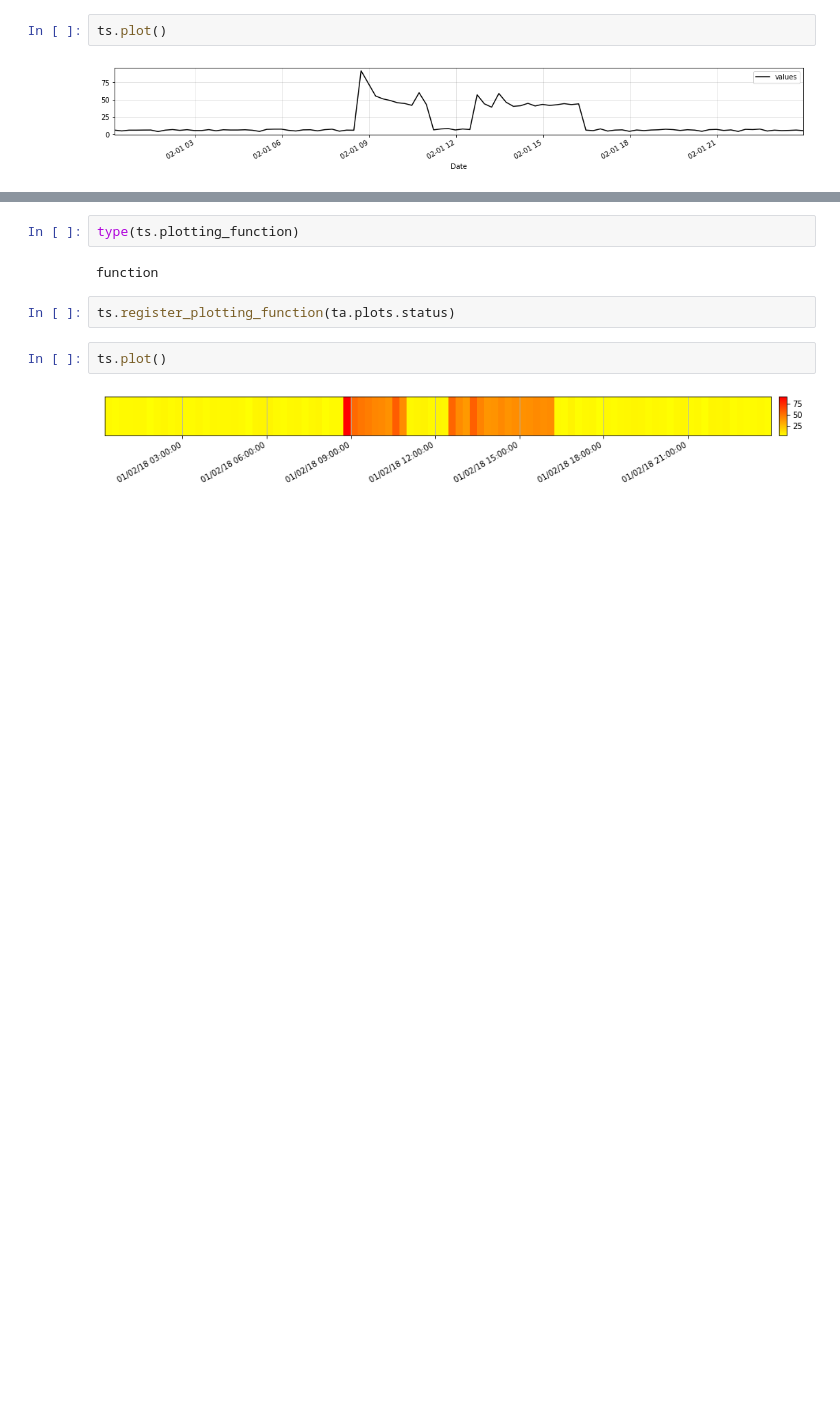
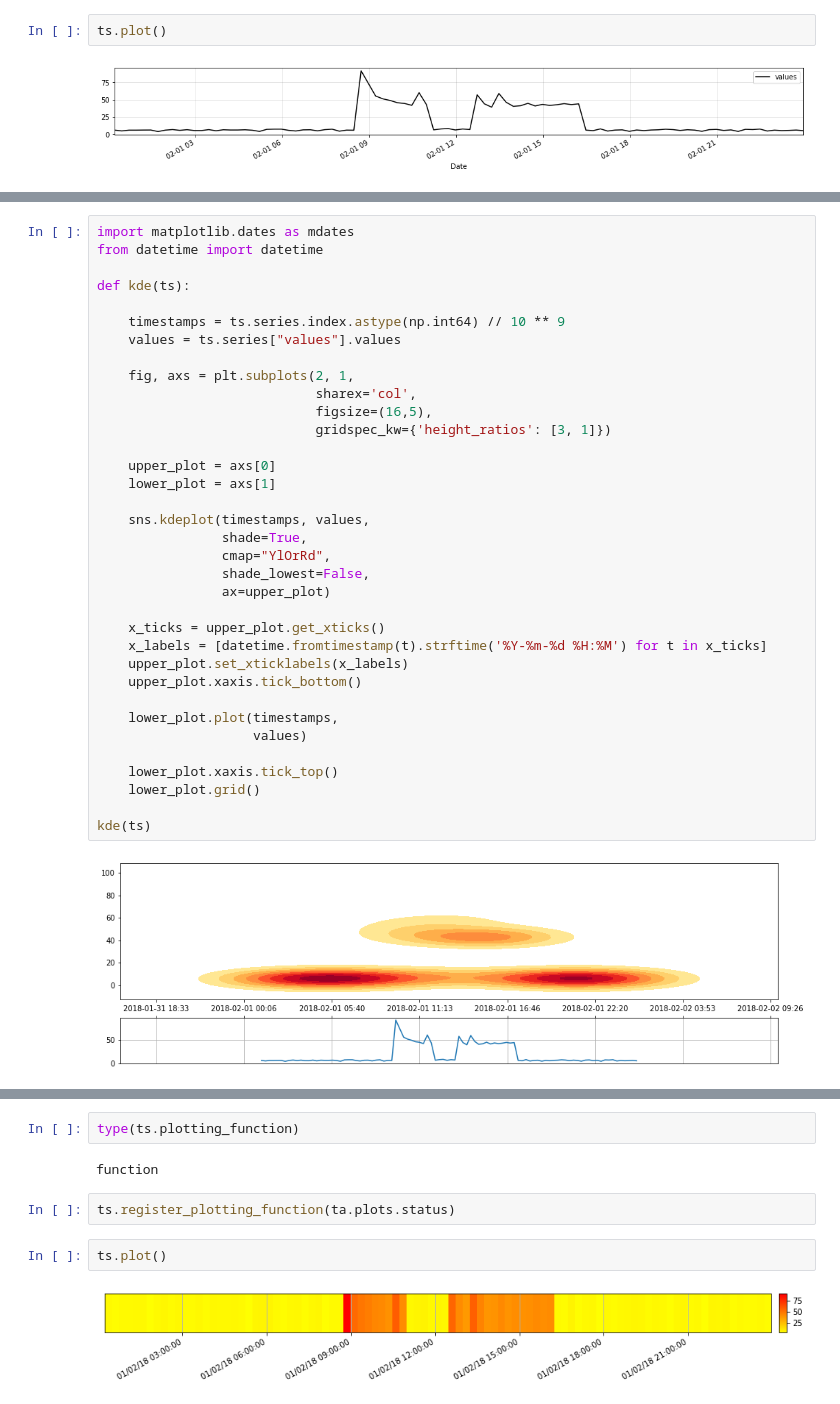
Before and after one commit to timeatlas-dev/timeatlas, a Jupyter notebook: notebooks/scrapbook.ipynb, the cells around one changed output, grey strips where cells are left out. Cells and saved outputs as stored; diff of their text form; blank space fills up the shorter version.

```diff
--- a/notebooks/scrapbook.ipynb
+++ b/notebooks/scrapbook.ipynb
@@ -34,0 +39,37 @@ ts.plot()
+# %%
+import matplotlib.dates as mdates
+from datetime import datetime
+
+def kde(ts):
+
+    timestamps = ts.series.index.astype(np.int64) // 10 ** 9
+    values = ts.series["values"].values
+
+    fig, axs = plt.subplots(2, 1,
+                            sharex='col',
+                            figsize=(16,5),
+                            gridspec_kw={'height_ratios': [3, 1]})
+
+    upper_plot = axs[0]
+    lower_plot = axs[1]
+
+    sns.kdeplot(timestamps, values,
+                shade=True,
+                cmap="YlOrRd",
+                shade_lowest=False,
+                ax=upper_plot)
+
+    x_ticks = upper_plot.get_xticks()
+    x_labels = [datetime.fromtimestamp(t).strftime('%Y-%m-%d %H:%M') for t in x_ticks]
+    upper_plot.set_xticklabels(x_labels)
+    upper_plot.xaxis.tick_bottom()
+
+    lower_plot.plot(timestamps,
+                    values)
+
+    lower_plot.xaxis.tick_top()
+    lower_plot.grid()
+
+kde(ts)
+# %% [output]
+[figure, added]
```
Also changed, not shown: parts of 14 cells of this notebook, 1 other file.
